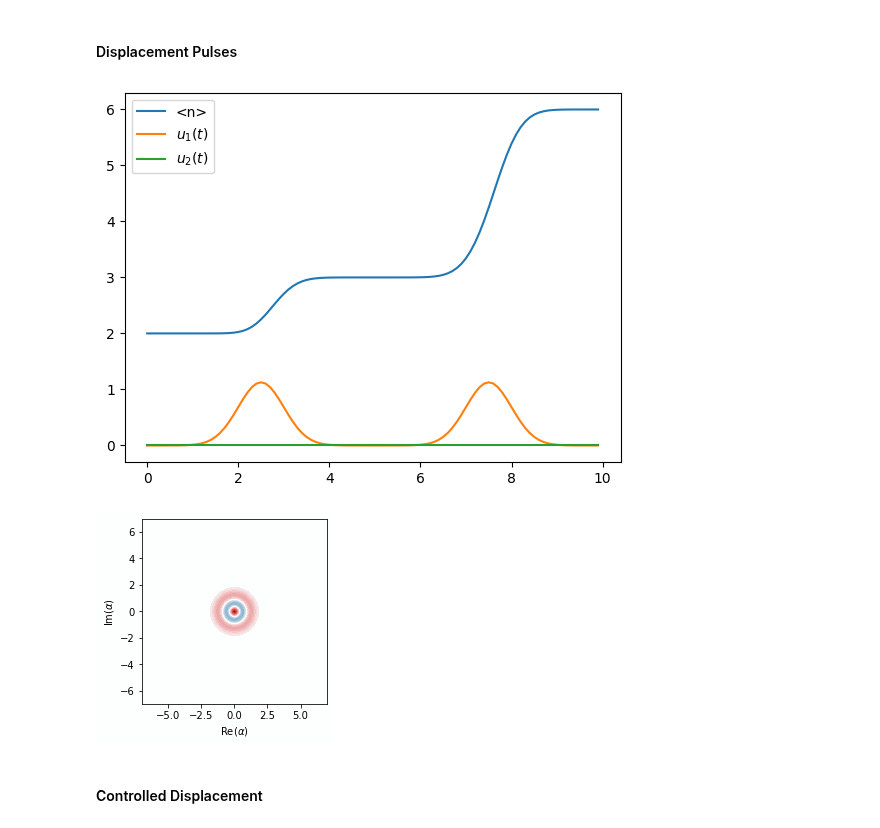
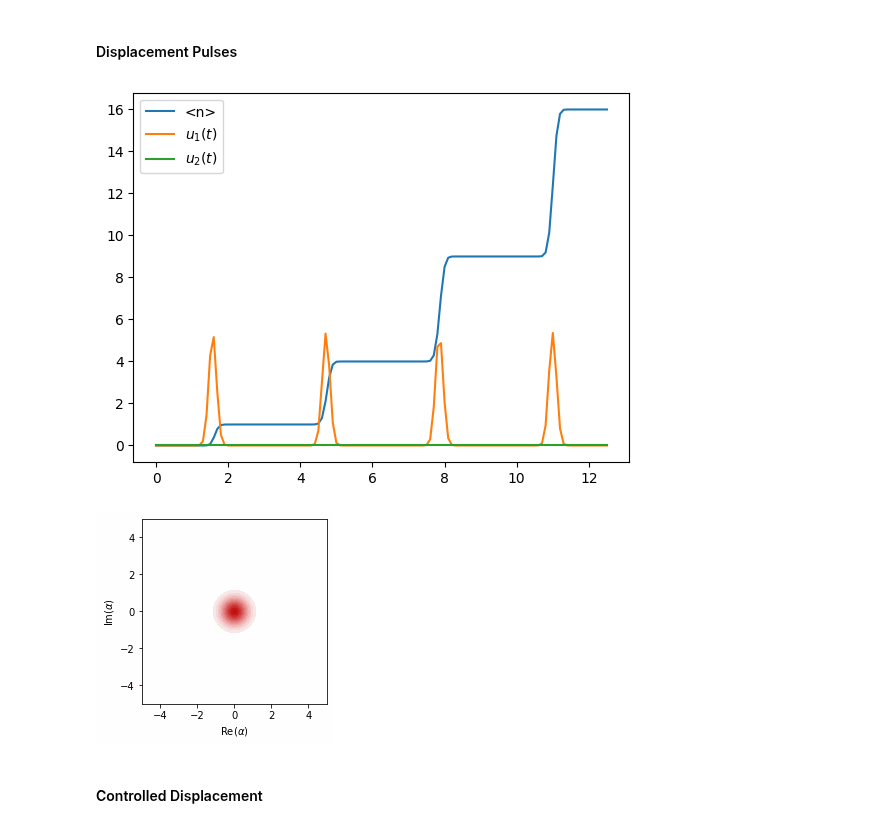
Before and after one commit to connorblake1/jiang-research, a Jupyter notebook: FiniteGKP/jax_FiniteGKP.ipynb, the cells around one changed output. Cells and saved outputs as stored; diff of their text form; code cells hidden in the pictures.

```diff
--- a/FiniteGKP/jax_FiniteGKP.ipynb
+++ b/FiniteGKP/jax_FiniteGKP.ipynb
@@ -569,21 +569,24 @@ from jaxtyping import Array
 # %%
 I2 = dq.eye(2)
 IN = dq.eye(N)
+
+II = dq.tensor(IN,I2)
 
 NI = dq.tensor(n_hat,I2)
 XI = dq.tensor(x, I2)
 PI = dq.tensor(p, I2)
 
 IZ = dq.tensor(IN,dq.sigmaz())
+IX = dq.tensor(IN,dq.sigmax())
 XZ = dq.tensor(x, dq.sigmaz())
 PZ = dq.tensor(p, dq.sigmaz())
 
 Ia = dq.tensor(IN, dq.destroy(2))
 
 
-t_final = 10.
-delta_t = 5
-k = 10 # ie \int_{-k}^{k} N(0,1) ~ 1
+t_final = 4*np.pi
+delta_t = np.pi
+k = 15 # ie \int_{-k}^{k} N(0,1) ~ 1
 # %% [markdown]
 #### Displacement Pulses
 # %%
@@ -599,11 +602,11 @@ def D_pulse(alpha: complex, fraction: float):
     return (
         p,
         x,
-        pulse_train_builder(amp=alpha.real/np.sqrt(2), fraction=.5),
-        pulse_train_builder(amp=alpha.imag/np.sqrt(2), fraction=.5)
+        pulse_train_builder(amp=alpha.real*root2, fraction=.5),
+        pulse_train_builder(amp=alpha.imag*root2, fraction=.5)
     )
 # %%
-rho0 = dq.fock_dm(N,2)
+rho0 = dq.fock_dm(N,0)
 H_0 = IN
 H_1, H_2, u_1, u_2 = D_pulse(1.0, .5)
 
@@ -634,11 +637,11 @@ rho_t =d_opt.run()
 axpre.legend()
 figpre.show()
 # %% [output]
-[figure, old version]
+[figure, new version]
 # %%
-dq.plot.wigner_gif(rho_t,xmax=7,ymax=7)
+dq.plot.wigner_gif(rho_t)
 # %% [output]
-[figure, old version]
+[figure, new version]
 # %% [markdown]
 #### Controlled Displacement
 # %%
```
Also changed, not shown: parts of 5 cells of this notebook, 1 other file.
